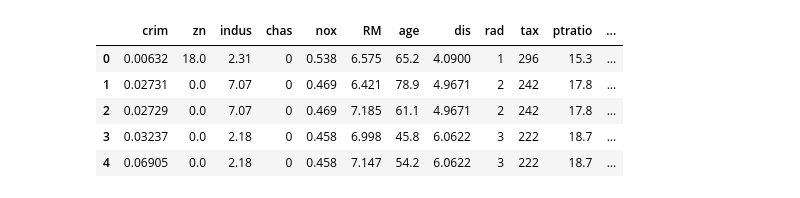
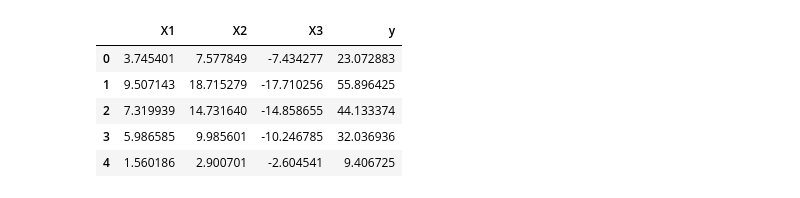
Before and after one commit to asheta66/Data-Science, a Jupyter notebook: Linear_and_Ridge_Regression.ipynb, the cells around one changed output. Saved outputs shown, nothing was run; the diff lists cells and outputs as text; code cells hidden in the pictures.

```diff
--- a/Linear_and_Ridge_Regression.ipynb
+++ b/Linear_and_Ridge_Regression.ipynb
@@ -23,11 +13,27 @@ df.head()
-# %%
-df = df.rename(columns={'medv': 'TARGET', 'rm': 'RM', 'lstat':'LSTAT'})
-df.head()
-# %% [output]
-|  | crim | zn | indus | chas | nox | RM | age | dis | rad | tax | ptratio | ... |
-| 0 | 0.00632 | 18.0 | 2.31 | 0 | 0.538 | 6.575 | 65.2 | 4.0900 | 1 | 296 | 15.3 | ... |
-| 1 | 0.02731 | 0.0 | 7.07 | 0 | 0.469 | 6.421 | 78.9 | 4.9671 | 2 | 242 | 17.8 | ... |
-| 2 | 0.02729 | 0.0 | 7.07 | 0 | 0.469 | 7.185 | 61.1 | 4.9671 | 2 | 242 | 17.8 | ... |
-| 3 | 0.03237 | 0.0 | 2.18 | 0 | 0.458 | 6.998 | 45.8 | 6.0622 | 3 | 222 | 18.7 | ... |
-| 4 | 0.06905 | 0.0 | 2.18 | 0 | 0.458 | 7.147 | 54.2 | 6.0622 | 3 | 222 | 18.7 | ... |
+# %%
+# Generate correlated data
+np.random.seed(42)
+n_samples = 100
+
+# Independent variables
+X1 = np.random.rand(n_samples) * 10
+X2 = 2 * X1 + np.random.randn(n_samples)
+X3 = -3 * X1 + 0.5 * X2 + np.random.randn(n_samples)
+
+# Dependent variable
+y = 3 * X1 + 2 * X2 + 0.5 * X3 + np.random.randn(n_samples) * 2
+
+# Create a DataFrame
+data = {'X1': X1, 'X2': X2, 'X3': X3, 'y': y}
+df = pd.DataFrame(data)
+
+# Display the first few rows of the DataFrame
+df.head()
+# %% [output]
+|  | X1 | X2 | X3 | y |
+| 0 | 3.745401 | 7.577849 | -7.434277 | 23.072883 |
+| 1 | 9.507143 | 18.715279 | -17.710256 | 55.896425 |
+| 2 | 7.319939 | 14.731640 | -14.858655 | 44.133374 |
+| 3 | 5.986585 | 9.985601 | -10.246785 | 32.036936 |
+| 4 | 1.560186 | 2.900701 | -2.604541 | 9.406725 |
 # %%
```
Also changed, not shown: parts of 7 cells of this notebook.
